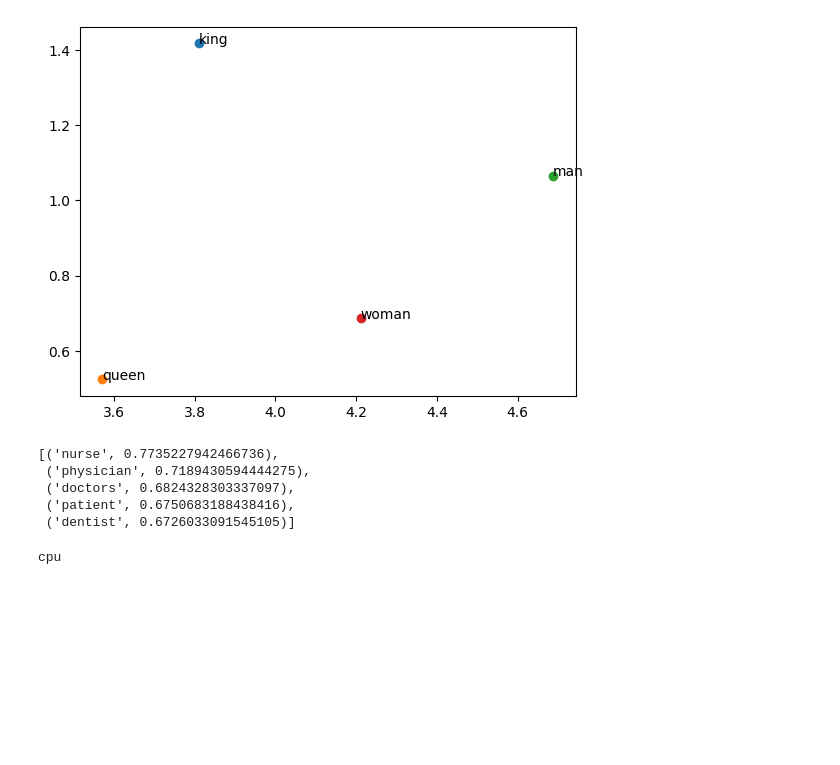
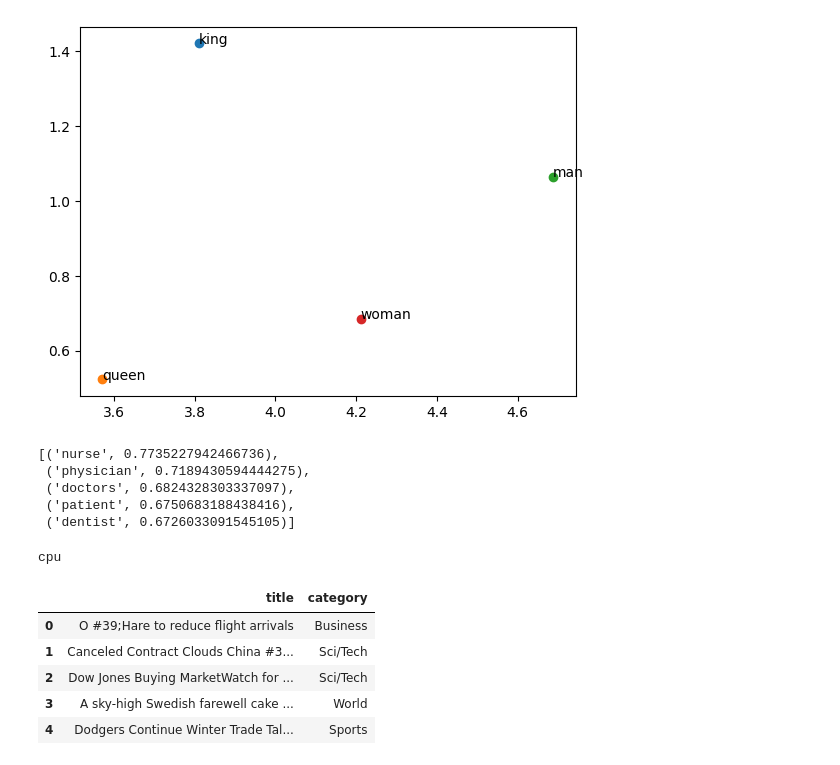
Before and after one commit to Ibraheem101/mlops, a Jupyter notebook: foundations/Embeddings.ipynb, the cells around one changed output. Drawn from its saved outputs; the diff is of its cells as text; code cells hidden in the pictures; blank space fills up the shorter version.

```diff
--- a/foundations/Embeddings.ipynb
+++ b/foundations/Embeddings.ipynb
@@ -388,3 +389,16 @@ if device.type == "cuda":
 print (device)
 # %% [output]
 cpu
+# %%
+# Load data
+url = "https://raw.githubusercontent.com/GokuMohandas/Made-With-ML/main/datasets/news.csv"
+df = pd.read_csv(url, header=0) # load
+df = df.sample(frac=1).reset_index(drop=True) # shuffle
+df.head()
+# %% [output]
+|  | title | category |
+| 0 | O #39;Hare to reduce flight arrivals | Business |
+| 1 | Canceled Contract Clouds China #3... | Sci/Tech |
+| 2 | Dow Jones Buying MarketWatch for ... | Sci/Tech |
+| 3 | A sky-high Swedish farewell cake ... | World |
+| 4 | Dodgers Continue Winter Trade Tal... | Sports |
```
Also changed, not shown: parts of 100 cells of this notebook.
